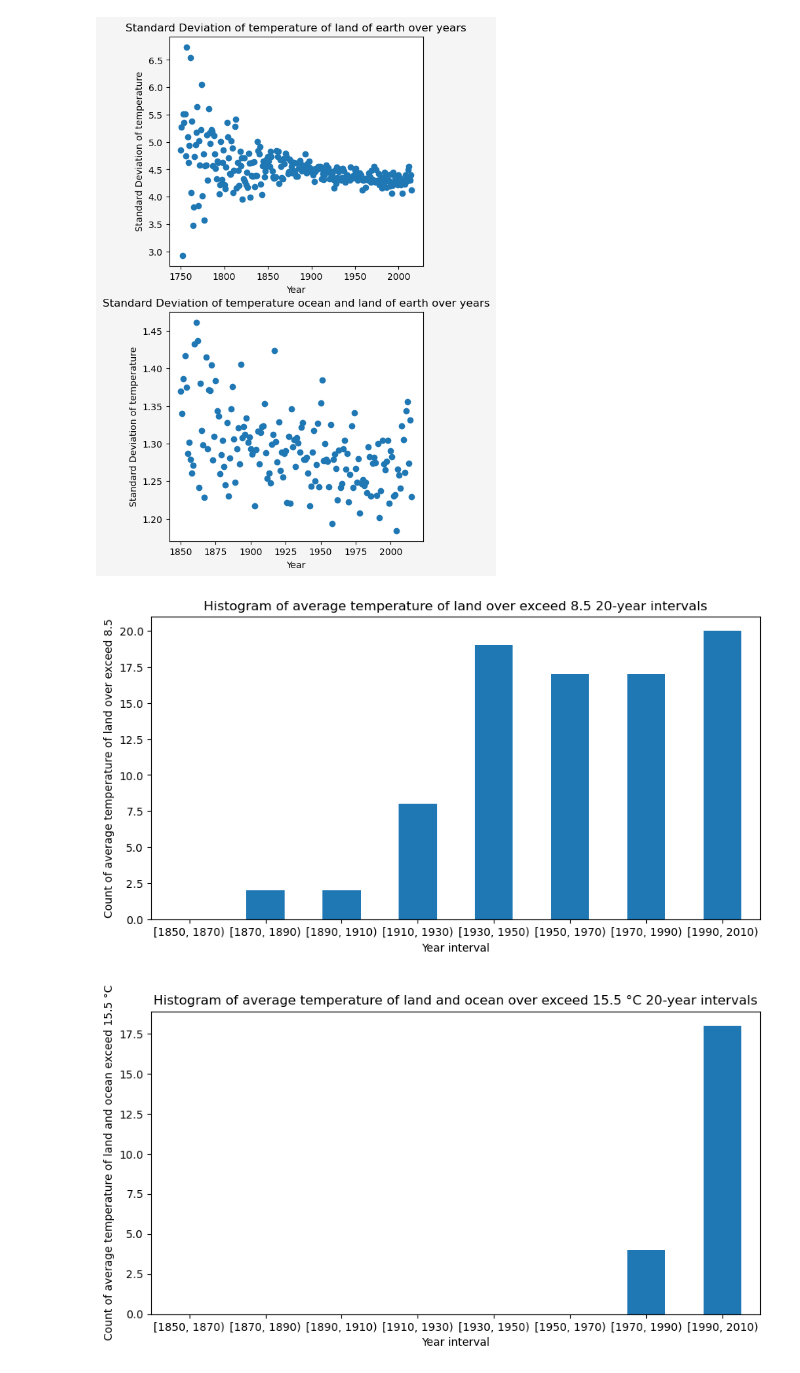
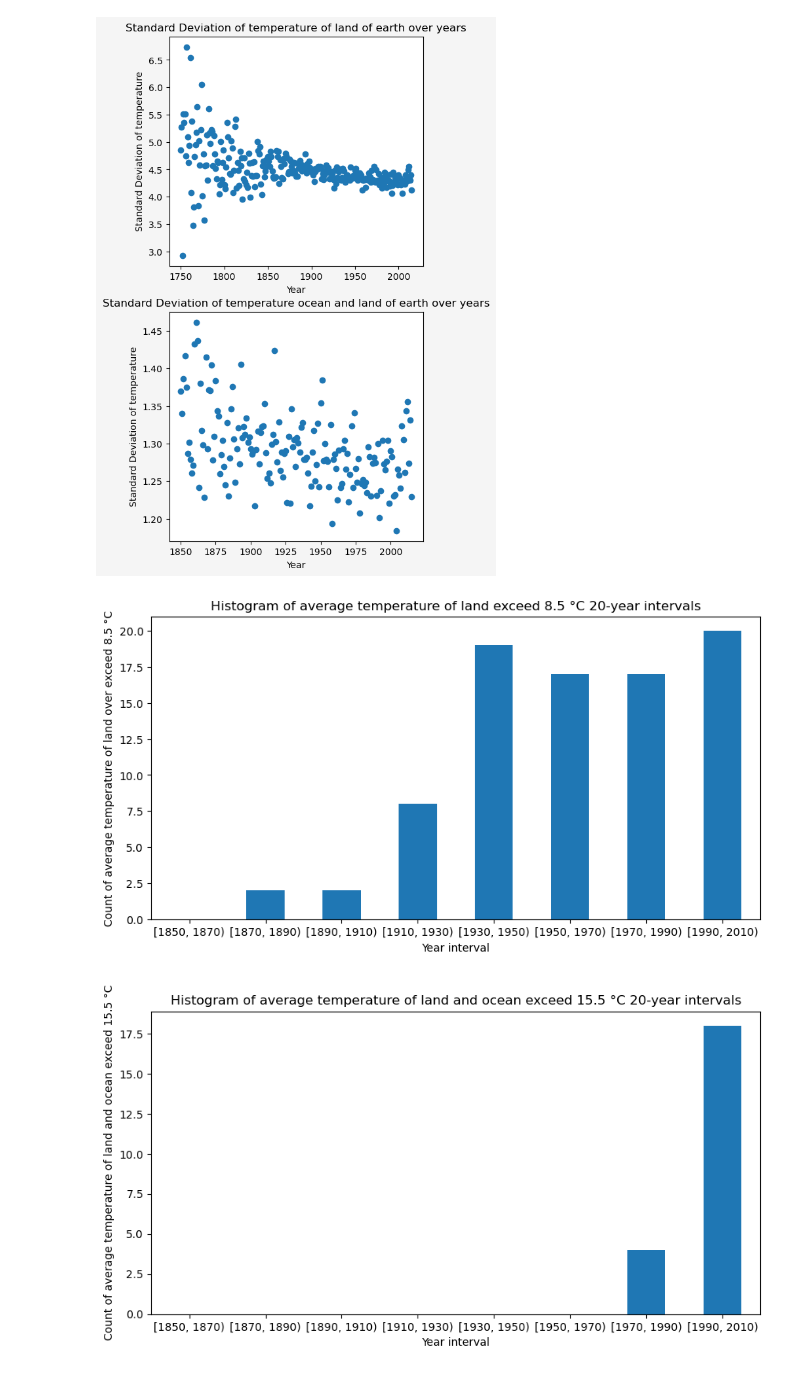
Before and after one commit to XinyangNick/ECO225-Project-1, a Jupyter notebook: Project One Xinyang.ipynb, the cells around one changed output. Drawn from its saved outputs; the diff is of its cells as text; code cells hidden in the pictures.

Commit message:
4.1.c chang the tiltle of last four graph

```diff
--- a/Project One Xinyang.ipynb
+++ b/Project One Xinyang.ipynb
@@ -689,25 +689,25 @@ plt.figure(figsize=(10,5))
 binned_data.plot.bar(x='Year_bin', y='Land>=8.5', rot=0)
 plt.xlabel('Year interval')
 plt.ylabel('Count of average temperature of land over exceed 8.5 °C')
-plt.title('Histogram of average temperature of land over exceed 8.5 °C 20-year intervals')
+plt.title('Histogram of average temperature of land exceed 8.5 °C 20-year intervals')
 plt.show()
 # %% [output]
-[figure, old version]
+[figure, new version]
 # %%
 df = YearAverageGlobal
 
 
 df['Year_bin'] = pd.cut(df.index, bins=range(1850, 2015, 20), right=False)
 binned_data = df.groupby('Year_bin')['LandOcean>=15.5'].sum()
 
 plt.figure(figsize=(10,5))
 binned_data.plot.bar(x='Year_bin', y='LandOcean>=15.5', rot=0)
 plt.xlabel('Year interval')
 plt.ylabel('Count of average temperature of land and ocean exceed 15.5 °C')
-plt.title('Histogram of average temperature of land and ocean over exceed 15.5 °C 20-year intervals')
+plt.title('Histogram of average temperature of land and ocean exceed 15.5 °C 20-year intervals')
 plt.show()
 # %% [output]
-[figure, old version]
+[figure, new version]
 # %%
 df = YearMaxGlobal
 
```
Also changed, not shown: parts of 10 cells of this notebook.
